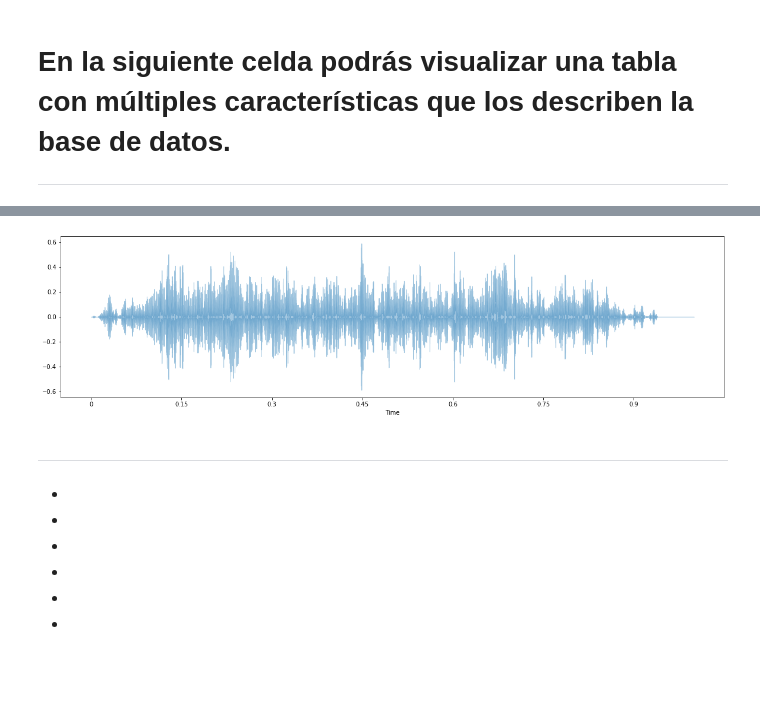
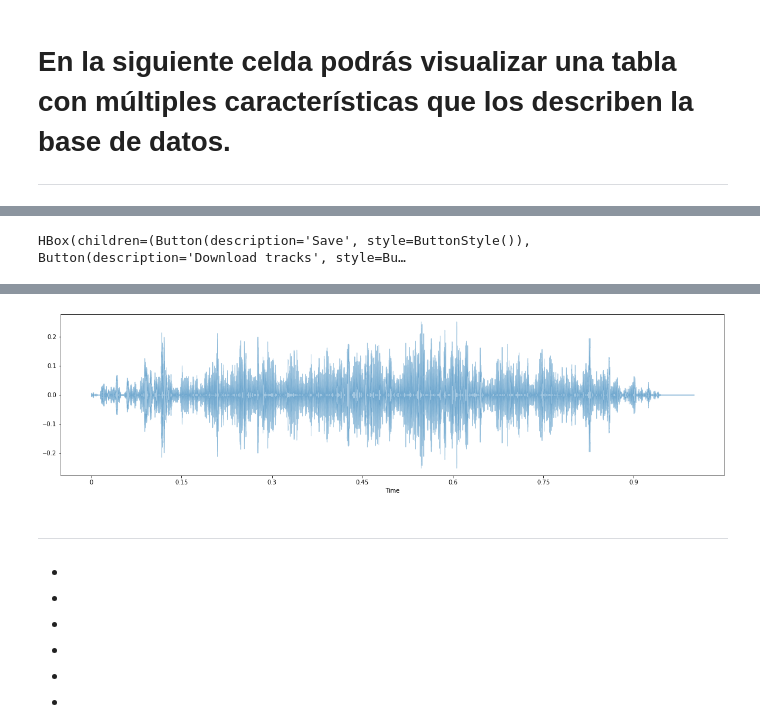
Before and after one commit to mezaga/ACIML, a Jupyter notebook: ACIML_seminario_prototype_final.ipynb, the cells around one changed output, grey strips where cells are left out. Drawn from its saved outputs; the diff is of its cells as text; code cells hidden in the pictures; blank space fills up the shorter version.

Commit message:
Rec and latent viz

```diff
--- a/ACIML_seminario_prototype_final.ipynb
+++ b/ACIML_seminario_prototype_final.ipynb
@@ -570,7 +683,7 @@ Xw = (data- mu_wave)/max_wave
 Xw = Xw[...,np.newaxis][...,np.newaxis]
 
 referencia_1 = 'Preentrenado' #@param ['Nuevo modelo','Preentrenado','mi modelo']
-Epocas = 39 #@param {type:"slider", min:10, max:10000, step:1}
+Epocas = 10 #@param {type:"slider", min:10, max:10000, step:1}
 batches = 5 #@param {type: "integer"}
 lr = 0.00008 #@param {type: "slider", min:0.00001, max: 0.0001, step:0.00001}
 
@@ -758,12 +883,29 @@ Tab(children=(HBox(children=(Output(),)), HBox(children=(Output(),))), _titles={
 # %%
 #@title Exploración y generación { run: "auto" }
-audio_id = 'am_1' #@param {type:"string"}
-audio_id2 = 'fm_0' #@param {type:"string"}
+import soundfile as sf
+from google.colab import files
+import os
 
-porcentaje_de_cambio = 5 #@param {type:"slider", min:1, max:10, step:1}
+audio_id = 'Synth_3' #@param {type:"string"}
+audio_id2 = 'Synth_2' #@param {type:"string"}
+gen_c = 0
+porcentaje_de_cambio = 7 #@param {type:"slider", min:1, max:10, step:1}
 fig, ax = plt.subplots()
 fig.set_figwidth(20)
 fig.set_figheight(5)
+
+def resample_by_interpolation(signal, input_fs, output_fs):
+
+    scale = output_fs / input_fs
+    # calculate new length of sample
+    n = round(len(signal) * scale)
+    resampled_signal = np.interp(
+        np.linspace(0.0, 1.0, n, endpoint=False),  # where to interpret
+        np.linspace(0.0, 1.0, len(signal), endpoint=False),  # known positions
+        signal,  # known data points
+    )
+    return resampled_signal
+
 
 idx = list(DATA_filt[DATA_filt['id'] == audio_id].index)[0]
 idx2 = list(DATA_filt[DATA_filt['id'] == audio_id2].index)[0]
@@ -771,11 +913,36 @@ audio_a = all_tracks_latent[0][idx]
 audio_b = all_tracks_latent[0][idx2]
 inter = latent_inter(audio_a, audio_b, 10, porcentaje_de_cambio)
 
-#a_1 = latent_search(audio)[0]
-#a_2 = latent_search(audio)[0]
+librosa.display.waveshow(inter, sr=16000, alpha=0.4, label='Original')
+IPython.display.display(IPython.display.Audio(resample_by_interpolation(inter, 16000, 44100), rate = 44100))
 
-#inter = latent_inter(a_1,a_2, 100, porcentaje_de_cambio)
-#ax.plot(inter)
-librosa.display.waveshow(inter, sr=16000, alpha=0.4, label='Original')
-IPython.display.display(IPython.display.Audio(inter, rate = sr16k))
+
+#
+b_names = ['Save', 'Download tracks']
+button = [widgets.Button(description= i)for i in b_names]
+
+botons = HBox(children = button)
+output = widgets.Output()
+
+def saved(b):
+  # Display the message within the output widget.
+  with output:
+    #print("Button clicked.")
+    resample_by_interpolation(inter, 16000, 44100)
+    sf.write('aciml_inter_'+ audio_id + audio_id2 +'.wav',inter, 44100)
+
+
+def on_button_clicked(b):
+  # Display the message within the output widget.
+  with output:
+    #print("Button clicked.")
+    for i in os.listdir('/content/'):
+      #print(i)
+      if i.startswith("aciml_inter"):
+        files.download(i)
+
+button[0].on_click(saved)
+button[1].on_click(on_button_clicked)
+
+display(botons, output)
 # %% [output]
@@ -783 +950,2 @@ IPython.display.display(IPython.display.Audio(inter, rate = sr16k))
 [interactive output not drawn]
+HBox(children=(Button(description='Save', style=ButtonStyle()), Button(description='Download tracks', style=Bu…
@@ -784,4 +953,4 @@ IPython.display.display(IPython.display.Audio(inter, rate = sr16k))
-[figure, old version]
+[figure, new version]
 # %% [markdown]
 ******
 *
```
Also changed, not shown: parts of 44 cells of this notebook.
